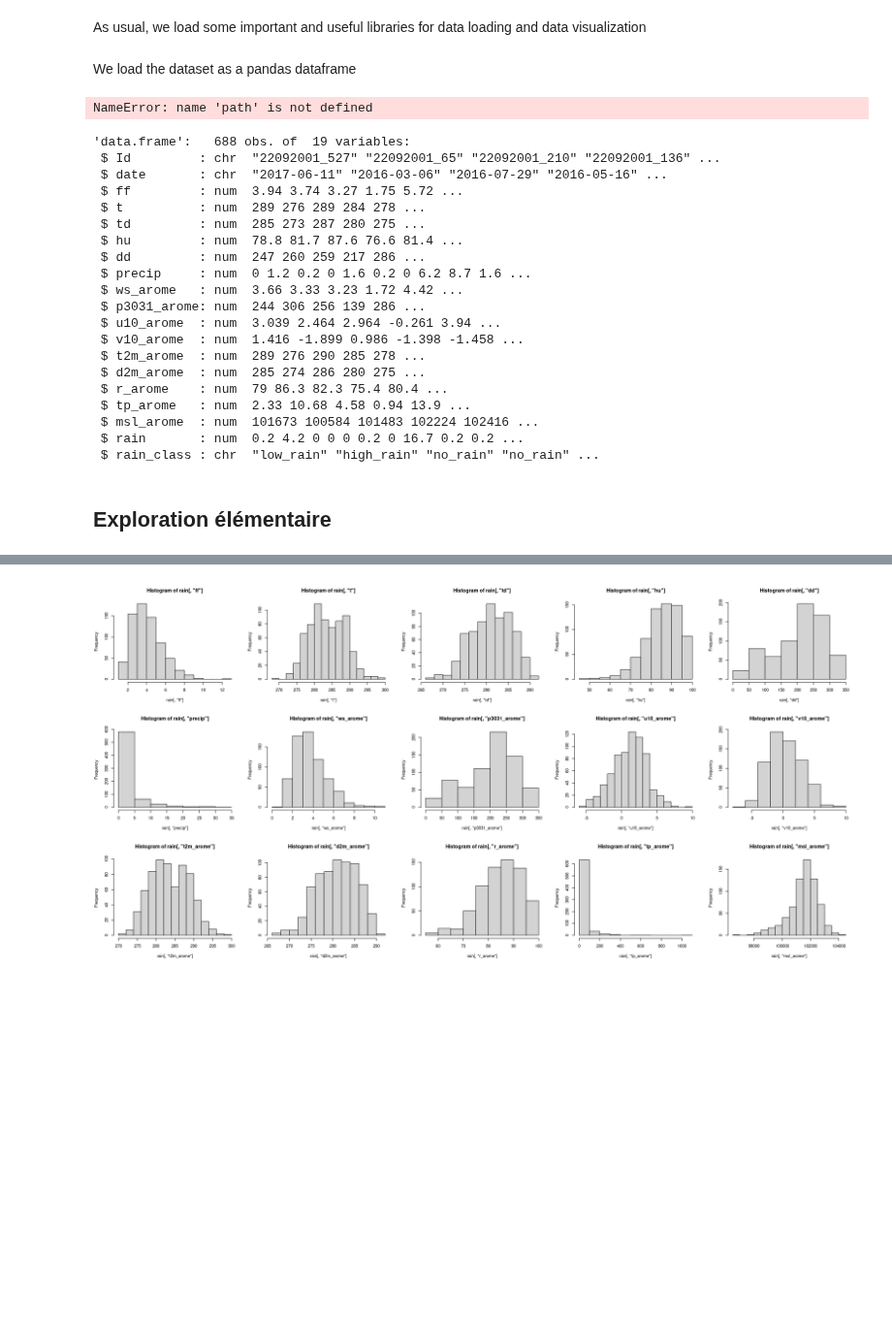
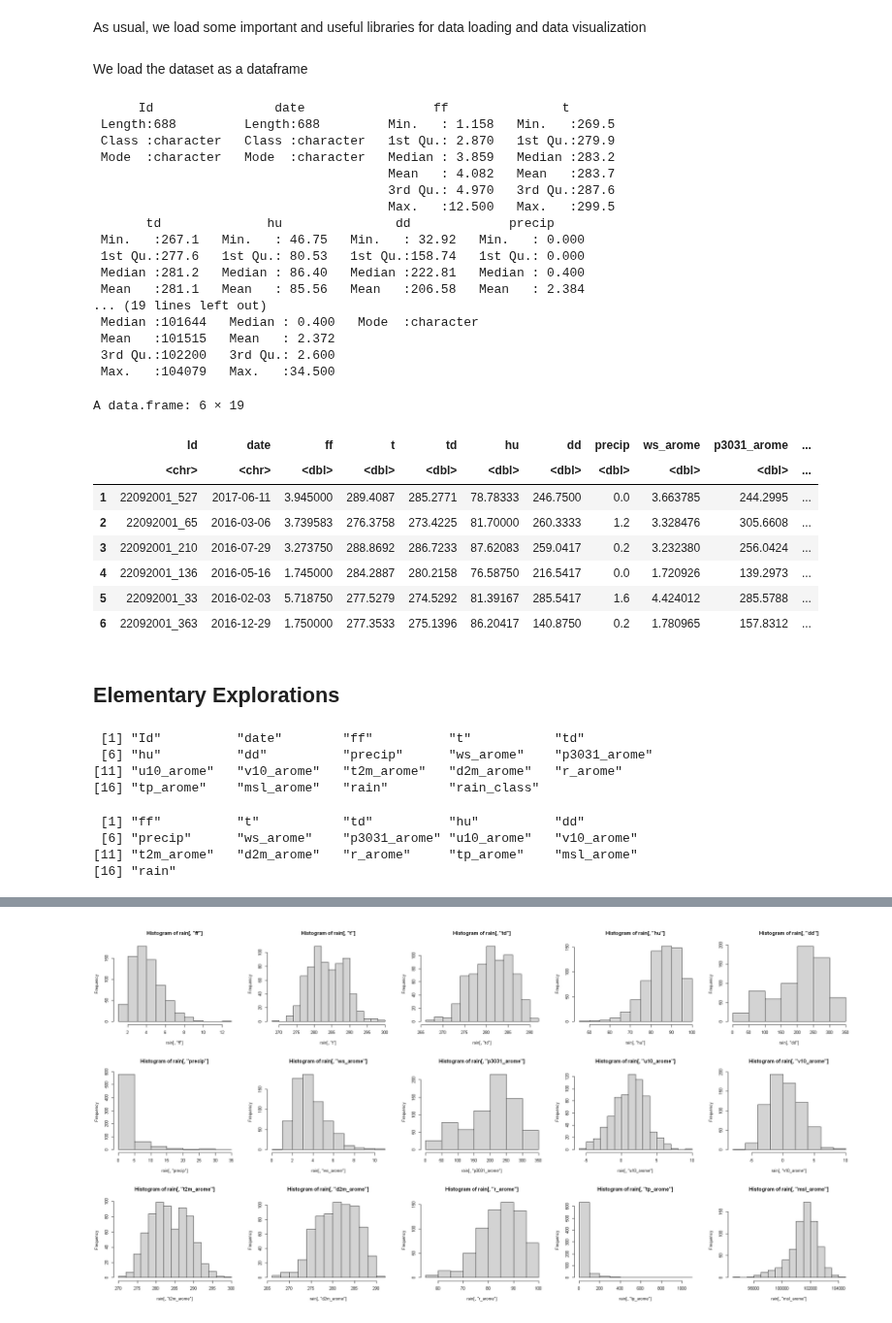
Before and after one commit to NguyenHai7120/4A-MachineLearning-Project, a Jupyter notebook: Exploration.ipynb, the cells around one changed output, grey strips where cells are left out. Shown at 97% size. Saved outputs shown, nothing was run; the diff lists cells and outputs as text; code cells hidden in the pictures; blank space fills up the shorter version.

```diff
--- a/Exploration.ipynb
+++ b/Exploration.ipynb
@@ -15,39 +11,49 @@ import time
 # %% [markdown]
-We load the dataset as a pandas dataframe
+We load the dataset as a dataframe
 # %%
-# Data loading
-path = ""
-rain = pd.read_csv(path + "rain_projet.txt", sep = " ", )
-# Vérification du contenu
-summary(rain)
+rain = read.delim("rain_project.txt", sep = " ")
-# %% [output]
-NameError: name 'path' is not defined
 # %%
-str(rain)
+summary(rain)
 # %% [output]
-'data.frame':   688 obs. of  19 variables:
- $ Id         : chr  "22092001_527" "22092001_65" "22092001_210" "22092001_136" ...
- $ date       : chr  "2017-06-11" "2016-03-06" "2016-07-29" "2016-05-16" ...
- $ ff         : num  3.94 3.74 3.27 1.75 5.72 ...
- $ t          : num  289 276 289 284 278 ...
- $ td         : num  285 273 287 280 275 ...
- $ hu         : num  78.8 81.7 87.6 76.6 81.4 ...
- $ dd         : num  247 260 259 217 286 ...
- $ precip     : num  0 1.2 0.2 0 1.6 0.2 0 6.2 8.7 1.6 ...
- $ ws_arome   : num  3.66 3.33 3.23 1.72 4.42 ...
- $ p3031_arome: num  244 306 256 139 286 ...
- $ u10_arome  : num  3.039 2.464 2.964 -0.261 3.94 ...
- $ v10_arome  : num  1.416 -1.899 0.986 -1.398 -1.458 ...
- $ t2m_arome  : num  289 276 290 285 278 ...
- $ d2m_arome  : num  285 274 286 280 275 ...
- $ r_arome    : num  79 86.3 82.3 75.4 80.4 ...
- $ tp_arome   : num  2.33 10.68 4.58 0.94 13.9 ...
- $ msl_arome  : num  101673 100584 101483 102224 102416 ...
- $ rain       : num  0.2 4.2 0 0 0 0.2 0 16.7 0.2 0.2 ...
- $ rain_class : chr  "low_rain" "high_rain" "no_rain" "no_rain" ...
+      Id                date                 ff               t
+ Length:688         Length:688         Min.   : 1.158   Min.   :269.5
+ Class :character   Class :character   1st Qu.: 2.870   1st Qu.:279.9
+ Mode  :character   Mode  :character   Median : 3.859   Median :283.2
+                                       Mean   : 4.082   Mean   :283.7
+                                       3rd Qu.: 4.970   3rd Qu.:287.6
+                                       Max.   :12.500   Max.   :299.5
+       td              hu               dd             precip
+ Min.   :267.1   Min.   : 46.75   Min.   : 32.92   Min.   : 0.000
+ 1st Qu.:277.6   1st Qu.: 80.53   1st Qu.:158.74   1st Qu.: 0.000
+ Median :281.2   Median : 86.40   Median :222.81   Median : 0.400
+ Mean   :281.1   Mean   : 85.56   Mean   :206.58   Mean   : 2.384
+... (19 lines left out)
+ Median :101644   Median : 0.400   Mode  :character
+ Mean   :101515   Mean   : 2.372
+ 3rd Qu.:102200   3rd Qu.: 2.600
+ Max.   :104079   Max.   :34.500
+# %%
+head(rain)
+# %% [output]
+A data.frame: 6 × 19
+|  | Id | date | ff | t | td | hu | dd | precip | ws_arome | p3031_arome | ... |
+|  | <chr> | <chr> | <dbl> | <dbl> | <dbl> | <dbl> | <dbl> | <dbl> | <dbl> | <dbl> | ... |
+| 1 | 22092001_527 | 2017-06-11 | 3.945000 | 289.4087 | 285.2771 | 78.78333 | 246.7500 | 0.0 | 3.663785 | 244.2995 | ... |
+| 2 | 22092001_65 | 2016-03-06 | 3.739583 | 276.3758 | 273.4225 | 81.70000 | 260.3333 | 1.2 | 3.328476 | 305.6608 | ... |
+| 3 | 22092001_210 | 2016-07-29 | 3.273750 | 288.8692 | 286.7233 | 87.62083 | 259.0417 | 0.2 | 3.232380 | 256.0424 | ... |
+| 4 | 22092001_136 | 2016-05-16 | 1.745000 | 284.2887 | 280.2158 | 76.58750 | 216.5417 | 0.0 | 1.720926 | 139.2973 | ... |
+| 5 | 22092001_33 | 2016-02-03 | 5.718750 | 277.5279 | 274.5292 | 81.39167 | 285.5417 | 1.6 | 4.424012 | 285.5788 | ... |
+| 6 | 22092001_363 | 2016-12-29 | 1.750000 | 277.3533 | 275.1396 | 86.20417 | 140.8750 | 0.2 | 1.780965 | 157.8312 | ... |
 # %%
 rain[, "Id"] <- as.factor(rain[, "Id"])
 rain[, "date"] <- as.factor(rain[, "date"])
 rain[, "rain_class"] <- as.factor(rain[, "rain_class"])
 # %% [markdown]
-## Exploration élémentaire
+## Elementary Explorations
+# %%
+names(rain)
+# %% [output]
+ [1] "Id"          "date"        "ff"          "t"           "td"
+ [6] "hu"          "dd"          "precip"      "ws_arome"    "p3031_arome"
+[11] "u10_arome"   "v10_arome"   "t2m_arome"   "d2m_arome"   "r_arome"
+[16] "tp_arome"    "msl_arome"   "rain"        "rain_class"
@@ -53,0 +64,7 @@ rain[, "rain_class"] <- as.factor(rain[, "rain_class"])
+# %%
+num_var
+# %% [output]
+ [1] "ff"          "t"           "td"          "hu"          "dd"
+ [6] "precip"      "ws_arome"    "p3031_arome" "u10_arome"   "v10_arome"
+[11] "t2m_arome"   "d2m_arome"   "r_arome"     "tp_arome"    "msl_arome"
+[16] "rain"
```
Also changed, not shown: parts of 14 cells of this notebook, 1 other file.
